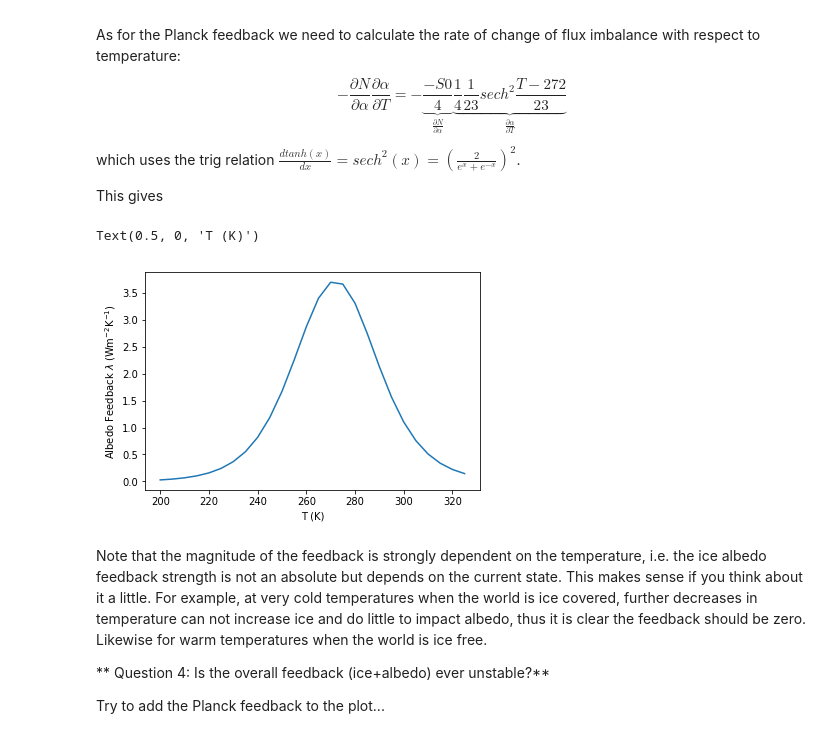
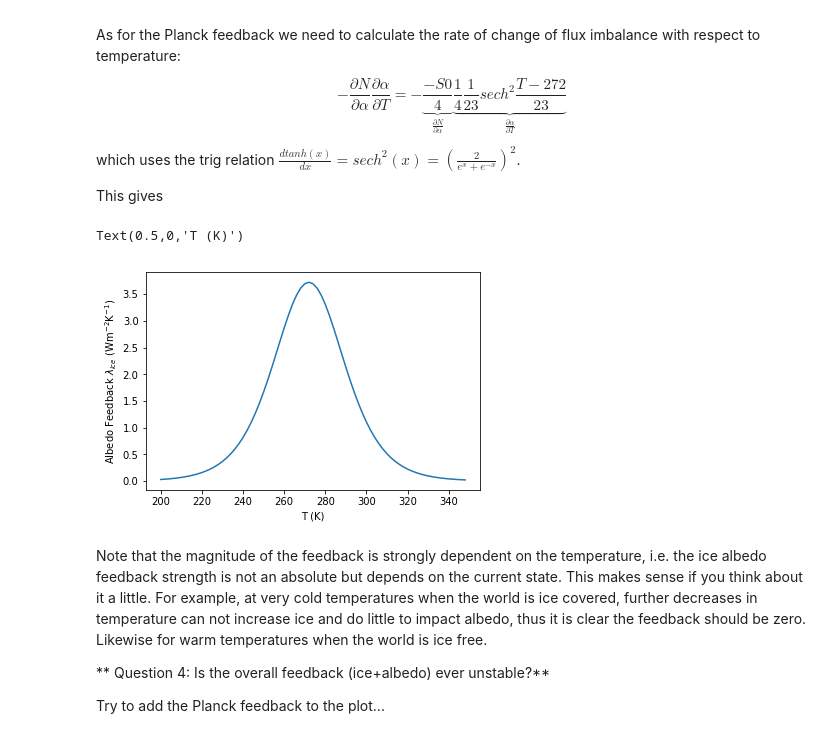
Before and after one commit to llvillanueva/TPA_DIPLOMA_LABS, a Jupyter notebook: ESM_0D_ICEVAPOR/EBM_0D_ice_water.ipynb, the cells around one changed output. Cells and saved outputs as stored; diff of their text form; code cells hidden in the pictures.

```diff
--- a/ESM_0D_ICEVAPOR/EBM_0D_ice_water.ipynb
+++ b/ESM_0D_ICEVAPOR/EBM_0D_ice_water.ipynb
@@ -34,7 +34,7 @@ def alpha(T):
     return albedo
 
 # vector of surface temperatures
-Ts=np.arange(200,350,5)
+Ts=np.arange(200,350,2)
 
 # vector of albedos
 fig,ax=plt.subplots()
@@ -112,16 +112,16 @@ This gives
 # %%
 import math as mp
 x=(Ts-272)/23
 
 icefeedback=S0today*np.power(2.0/(np.exp(x)+np.exp(-x)),2)/(4*4*23)
 
 fig,ax=plt.subplots()
 ax.plot(Ts,icefeedback)
-ax.set_ylabel("Albedo Feedback $\lambda}_{i}$ (Wm$^{-2}$K$^{-1}$)")
+ax.set_ylabel("Albedo Feedback $\lambda_{ice}$ (Wm$^{-2}$K$^{-1}$)")
 ax.set_xlabel("T (K)")
 # %% [output]
-Text(0.5, 0, 'T (K)')
+Text(0.5,0,'T (K)')
-[figure, old version]
+[figure, new version]
 # %% [markdown]
 Note that the magnitude of the feedback is strongly dependent on the temperature, i.e. the ice albedo feedback strength is not an absolute but depends on the current state.  This makes sense if you think about it a little.  For example, at very cold temperatures when the world is ice covered, further decreases in temperature can not increase ice and do little to impact albedo, thus it is clear the feedback should be zero.  Likewise for warm temperatures when the world is ice free.
 
```
Also changed, not shown: parts of 5 cells of this notebook.
